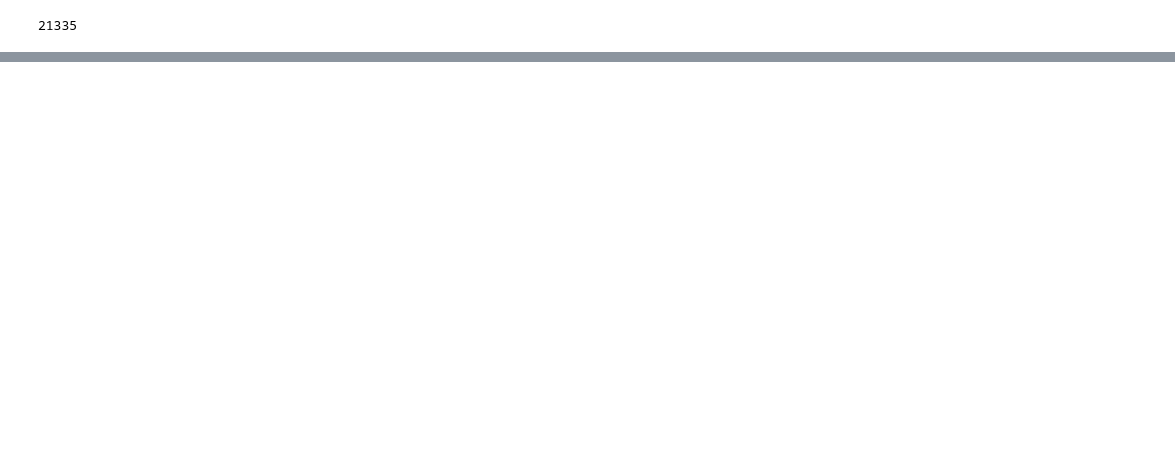
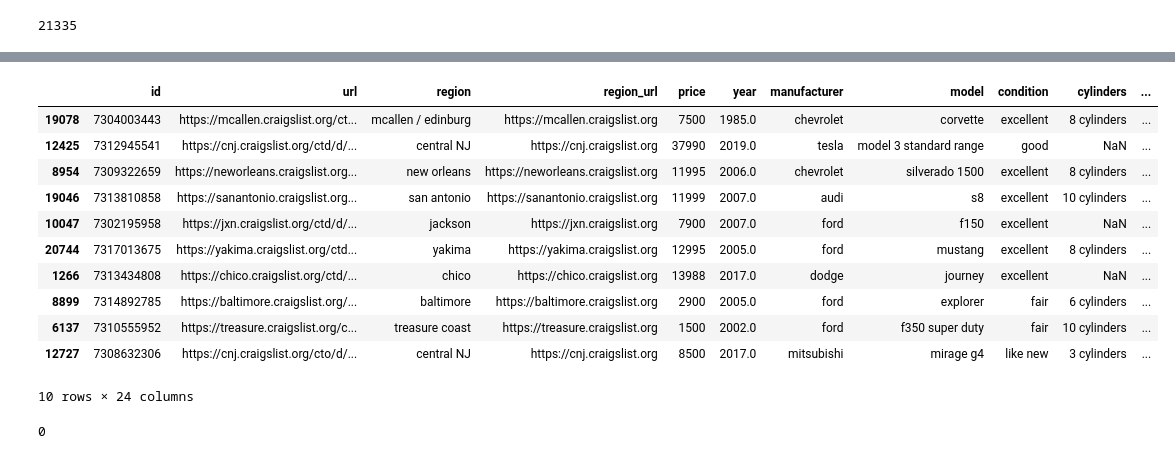
Before and after one commit to guicttram/used-cars-price-prediction, a Jupyter notebook: Price Prediction.ipynb, the cells around one changed output, grey strips where cells are left out. Cells and saved outputs as stored; diff of their text form; code cells hidden in the pictures; blank space fills up the shorter version.

```diff
--- a/Price Prediction.ipynb
+++ b/Price Prediction.ipynb
@@ -71,0 +118,3 @@ len(df)
+# %%
+df = df.drop(['size', 'county'], axis=1)
+df = df.dropna(subset=df.columns[df.isna().sum() < 1000])
@@ -71,0 +166,3 @@ len(df)
+# %%
+# We know sometimes missing values may come as 0 or 1, so we'll be taking care of those as well. No car is going to be free or cost 1.
+df = df[(df.price != 0) & (df.price != 1)]
@@ -71,0 +180,13 @@ len(df)
+# %%
+Q1 = df['price'].quantile(.25)
+Q3 = df['price'].quantile(.75)
+
+#Interquatile range
+IQR = Q3 - Q1
+
+lower_threshold = Q1 - 1.5 * IQR
+higher_threshold = Q3 + 1.5 * IQR
+
+print('Column: Price')
+print('IIQ: ', IQR, '\nQ1: ', Q1, '\nQ3: ', Q3)
+print('Lower threshold: ', lower_threshold, '\nHigher threshold: ', higher_threshold)
@@ -71,0 +200,2 @@ len(df)
+# %%
+df = df[(df['price'] >= lower_threshold) & (df['price'] <= higher_threshold)]
@@ -71,0 +222,31 @@ len(df)
+# %%
+df_conditions = [
+    df[df.price <= 5000],
+    df[(df.price > 5000) & (df.price <= 10000)],
+    df[(df.price > 10000) & (df.price <= 20000)],
+    df[(df.price > 20000) & (df.price <= 25000)],
+    df[df.price > 25000]
+]
+
+for dataframe in df_conditions:
+    dataframe['condition'] = dataframe['condition'].fillna(dataframe['condition'].mode()[0])
+
+df = pd.concat(df_conditions)
+df.sample(10)
+# %% [output]
+|  | id | url | region | region_url | price | year | manufacturer | model | condition | cylinders | ... |
+| 19078 | 7304003443 | https://mcallen.craigslist.org/ct... | mcallen / edinburg | https://mcallen.craigslist.org | 7500 | 1985.0 | chevrolet | corvette | excellent | 8 cylinders | ... |
+| 12425 | 7312945541 | https://cnj.craigslist.org/ctd/d/... | central NJ | https://cnj.craigslist.org | 37990 | 2019.0 | tesla | model 3 standard range | good | NaN | ... |
+| 8954 | 7309322659 | https://neworleans.craigslist.org... | new orleans | https://neworleans.craigslist.org | 11995 | 2006.0 | chevrolet | silverado 1500 | excellent | 8 cylinders | ... |
+| 19046 | 7313810858 | https://sanantonio.craigslist.org... | san antonio | https://sanantonio.craigslist.org | 11999 | 2007.0 | audi | s8 | excellent | 10 cylinders | ... |
+| 10047 | 7302195958 | https://jxn.craigslist.org/ctd/d/... | jackson | https://jxn.craigslist.org | 7900 | 2007.0 | ford | f150 | excellent | NaN | ... |
+| 20744 | 7317013675 | https://yakima.craigslist.org/ctd... | yakima | https://yakima.craigslist.org | 12995 | 2005.0 | ford | mustang | excellent | 8 cylinders | ... |
+| 1266 | 7313434808 | https://chico.craigslist.org/ctd/... | chico | https://chico.craigslist.org | 13988 | 2017.0 | dodge | journey | excellent | NaN | ... |
+| 8899 | 7314892785 | https://baltimore.craigslist.org/... | baltimore | https://baltimore.craigslist.org | 2900 | 2005.0 | ford | explorer | fair | 6 cylinders | ... |
+| 6137 | 7310555952 | https://treasure.craigslist.org/c... | treasure coast | https://treasure.craigslist.org | 1500 | 2002.0 | ford | f350 super duty | fair | 10 cylinders | ... |
+| 12727 | 7308632306 | https://cnj.craigslist.org/cto/d/... | central NJ | https://cnj.craigslist.org | 8500 | 2017.0 | mitsubishi | mirage g4 | like new | 3 cylinders | ... |
+10 rows × 24 columns
+# %%
+df.condition.isna().sum()
+# %% [output]
+0
```
Also changed, not shown: parts of 28 cells of this notebook, 1 other file.
